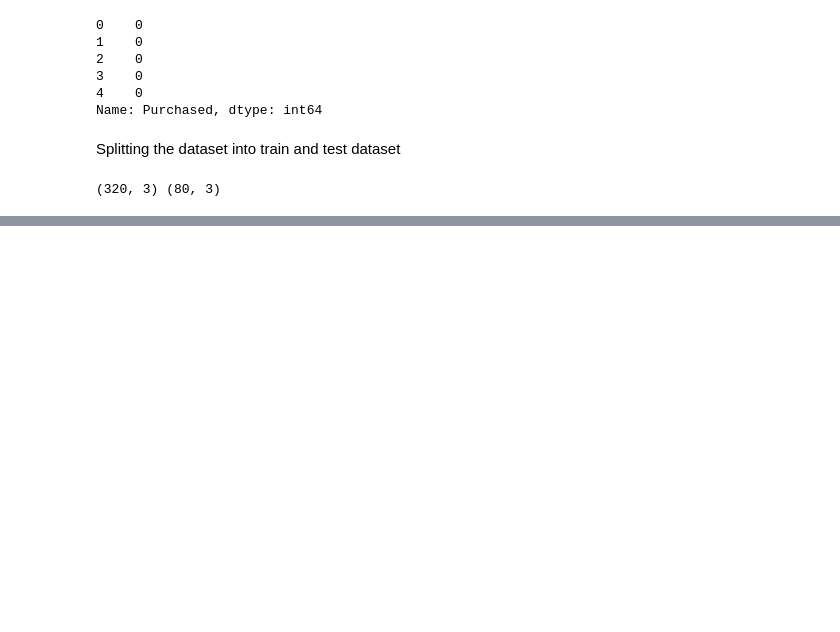
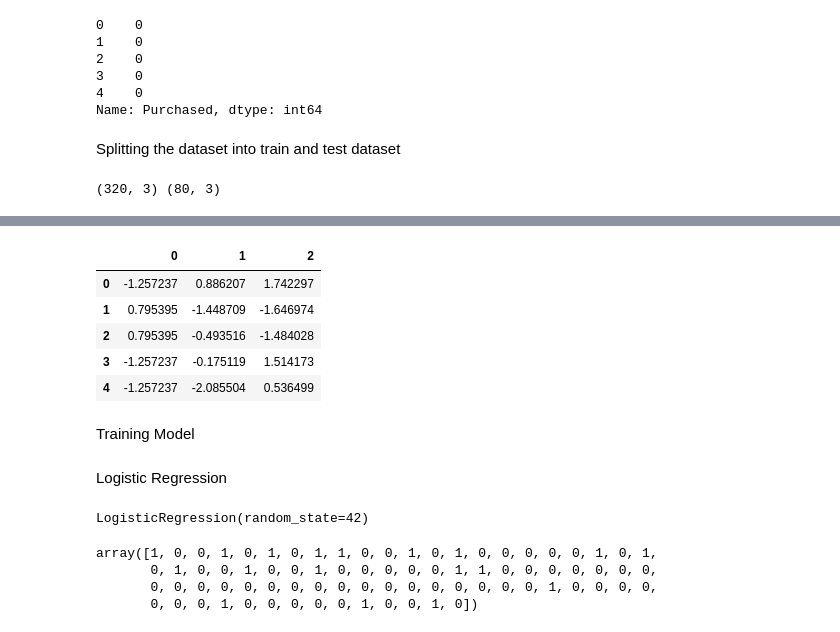
Before and after one commit to kumar291098/SUV_Car_purchesing_predicttion, a Jupyter notebook: SUV_Car_purchesing.ipynb, the cells around one changed output, grey strips where cells are left out. Drawn from its saved outputs; the diff is of its cells as text; code cells hidden in the pictures; blank space fills up the shorter version.

Commit message:
Logistic Regression prediction algorithm is completed

```diff
--- a/SUV_Car_purchesing.ipynb
+++ b/SUV_Car_purchesing.ipynb
@@ -194,0 +211,13 @@ print(x_train.shape, x_test.shape)
+# %%
+x_test.head()
+# %% [output]
+|  | 0 | 1 | 2 |
+| 0 | -1.257237 | 0.886207 | 1.742297 |
+| 1 | 0.795395 | -1.448709 | -1.646974 |
+| 2 | 0.795395 | -0.493516 | -1.484028 |
+| 3 | -1.257237 | -0.175119 | 1.514173 |
+| 4 | -1.257237 | -2.085504 | 0.536499 |
+# %% [markdown]
+Training Model
+# %% [markdown]
+Logistic Regression
@@ -194,0 +226,12 @@ print(x_train.shape, x_test.shape)
+# %%
+LR.fit(x_train, y_train)
+# %% [output]
+LogisticRegression(random_state=42)
+# %%
+yLR=LR.predict(x_test)
+yLR
+# %% [output]
+array([1, 0, 0, 1, 0, 1, 0, 1, 1, 0, 0, 1, 0, 1, 0, 0, 0, 0, 0, 1, 0, 1,
+       0, 1, 0, 0, 1, 0, 0, 1, 0, 0, 0, 0, 0, 1, 1, 0, 0, 0, 0, 0, 0, 0,
+       0, 0, 0, 0, 0, 0, 0, 0, 0, 0, 0, 0, 0, 0, 0, 0, 0, 1, 0, 0, 0, 0,
+       0, 0, 0, 1, 0, 0, 0, 0, 0, 1, 0, 0, 1, 0])
```
Also changed, not shown: parts of 11 cells of this notebook.
